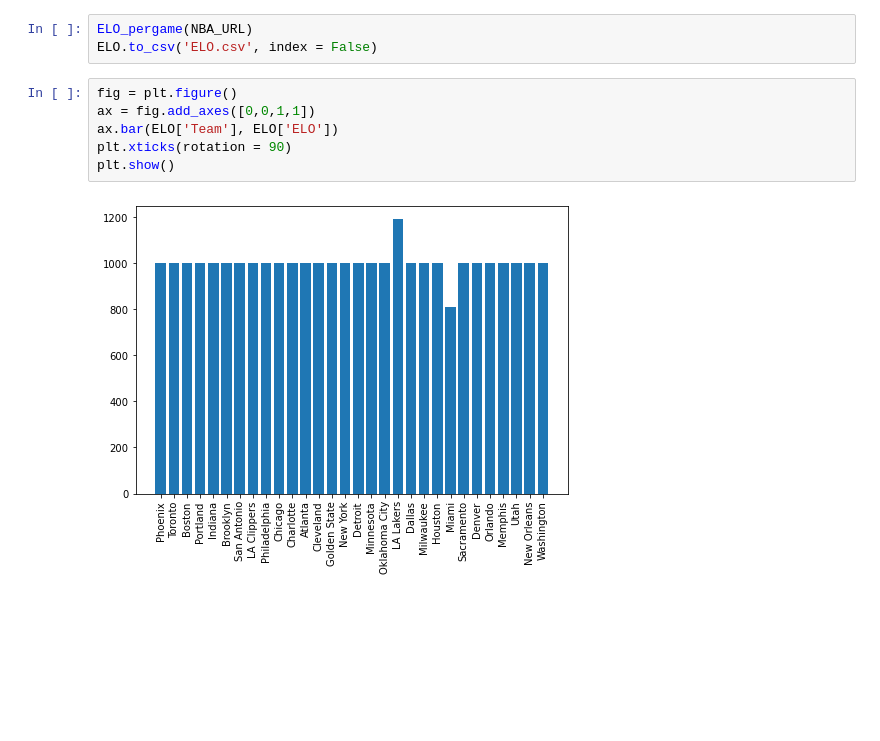
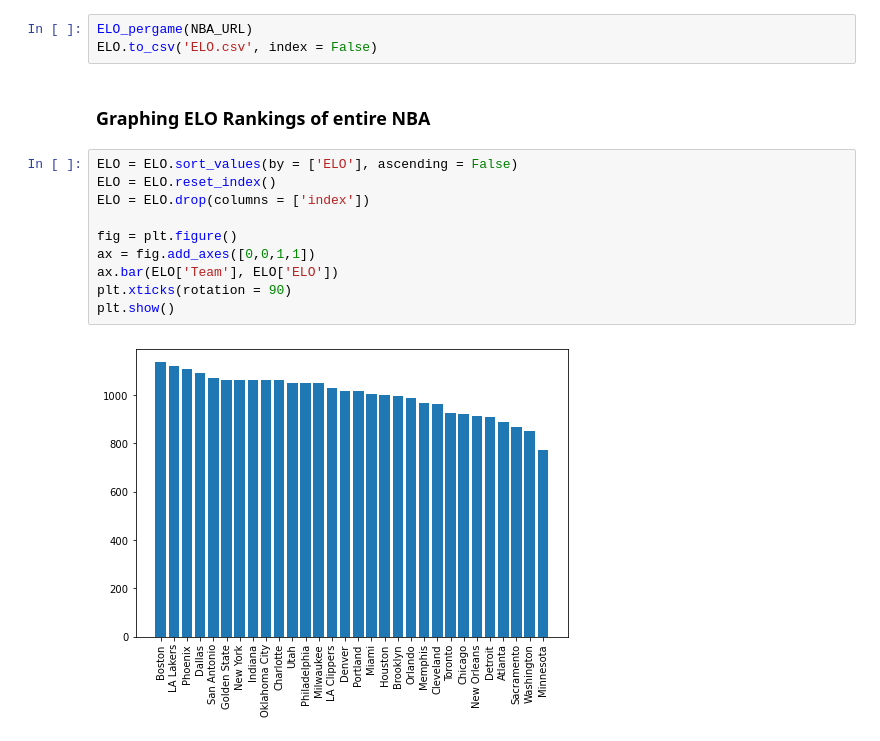
Before and after one commit to NitheshPerumal/NBA-Analytics, a Jupyter notebook: NBA_PowerRankings_ELO.ipynb, the cells around one changed output. Drawn from its saved outputs; the diff is of its cells as text; blank space fills up the shorter version.

```diff
--- a/NBA_PowerRankings_ELO.ipynb
+++ b/NBA_PowerRankings_ELO.ipynb
@@ -60,11 +69,17 @@ def ELO_pergame(URL):
 # %%
 ELO_pergame(NBA_URL)
 ELO.to_csv('ELO.csv', index = False)
+# %% [markdown]
+### Graphing ELO Rankings of entire NBA
 # %%
+ELO = ELO.sort_values(by = ['ELO'], ascending = False)
+ELO = ELO.reset_index()
+ELO = ELO.drop(columns = ['index'])
+
 fig = plt.figure()
 ax = fig.add_axes([0,0,1,1])
 ax.bar(ELO['Team'], ELO['ELO'])
 plt.xticks(rotation = 90)
 plt.show()
 # %% [output]
-[figure, old version]
+[figure, new version]
```
Also changed, not shown: parts of 7 cells of this notebook.
